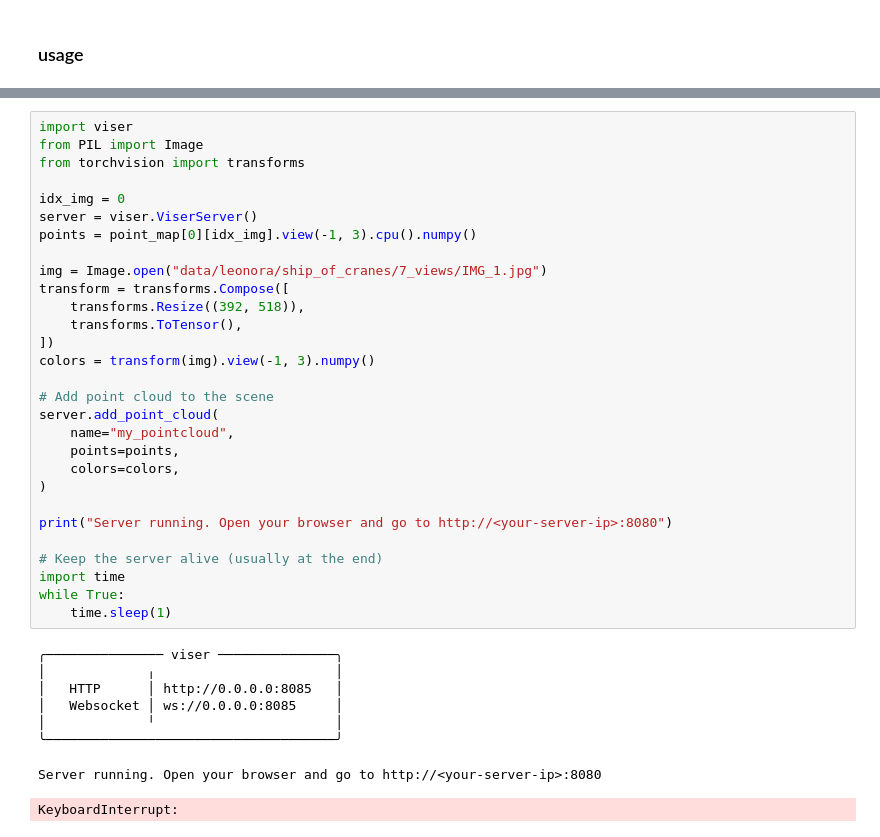
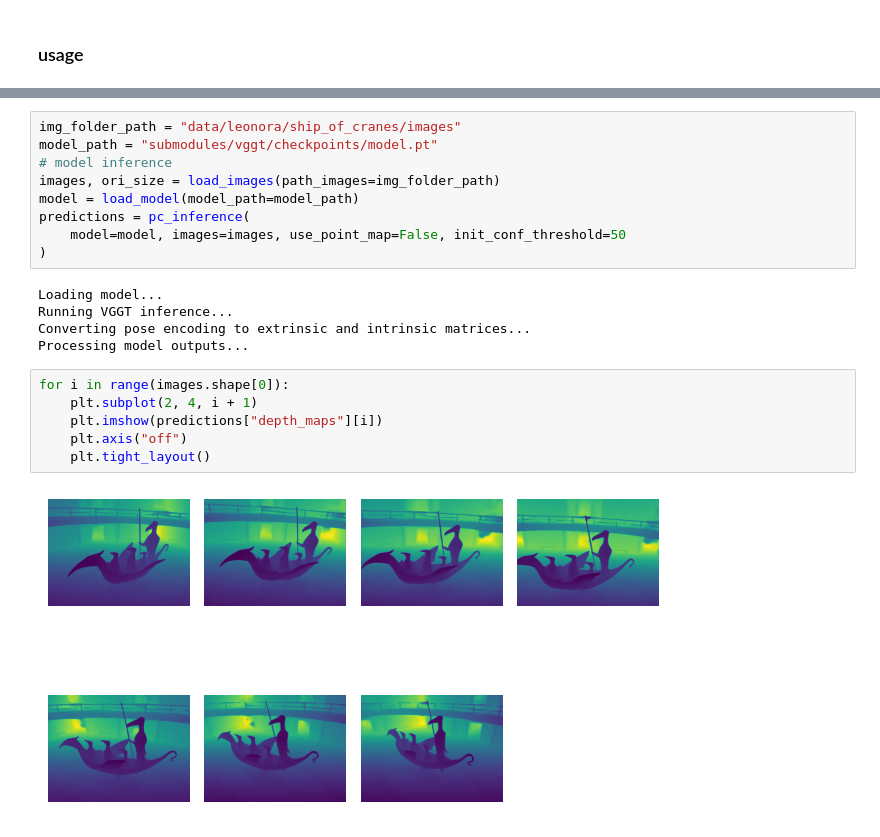
Before and after one commit to sergio-alberto-dlm/gs_lab, a Jupyter notebook: 1_vggt.ipynb, the cells around one changed output, grey strips where cells are left out. Saved outputs shown, nothing was run; the diff lists cells and outputs as text.

Commit message:
add notebook on vggt

```diff
--- a/1_vggt.ipynb
+++ b/1_vggt.ipynb
@@ -74,38 +23,22 @@ torch.Size([3, 392, 518])
-# %%
-import viser
-from PIL import Image
-from torchvision import transforms
-
-idx_img = 0
-server = viser.ViserServer()
-points = point_map[0][idx_img].view(-1, 3).cpu().numpy()
-
-img = Image.open("data/leonora/ship_of_cranes/7_views/IMG_1.jpg")
-transform = transforms.Compose([
-    transforms.Resize((392, 518)),
-    transforms.ToTensor(),
-])
-colors = transform(img).view(-1, 3).numpy()
-
-# Add point cloud to the scene
-server.add_point_cloud(
-    name="my_pointcloud",
-    points=points,
-    colors=colors,
-)
-
-print("Server running. Open your browser and go to http://<your-server-ip>:8080")
-
-# Keep the server alive (usually at the end)
-import time
-while True:
-    time.sleep(1)
-# %% [output]
-╭─────────────── viser ───────────────╮
-│             ╷                       │
-│   HTTP      │ http://0.0.0.0:8085   │
-│   Websocket │ ws://0.0.0.0:8085     │
-│             ╵                       │
-╰─────────────────────────────────────╯
-Server running. Open your browser and go to http://<your-server-ip>:8080
-KeyboardInterrupt:
+# %%
+img_folder_path = "data/leonora/ship_of_cranes/images"
+model_path = "submodules/vggt/checkpoints/model.pt"
+# model inference
+images, ori_size = load_images(path_images=img_folder_path)
+model = load_model(model_path=model_path)
+predictions = pc_inference(
+    model=model, images=images, use_point_map=False, init_conf_threshold=50
+)
+# %% [output]
+Loading model...
+Running VGGT inference...
+Converting pose encoding to extrinsic and intrinsic matrices...
+Processing model outputs...
+# %%
+for i in range(images.shape[0]):
+    plt.subplot(2, 4, i + 1)
+    plt.imshow(predictions["depth_maps"][i])
+    plt.axis("off")
+    plt.tight_layout()
+# %% [output]
+[figure, added]
```
Also changed, not shown: parts of 6 cells of this notebook.
